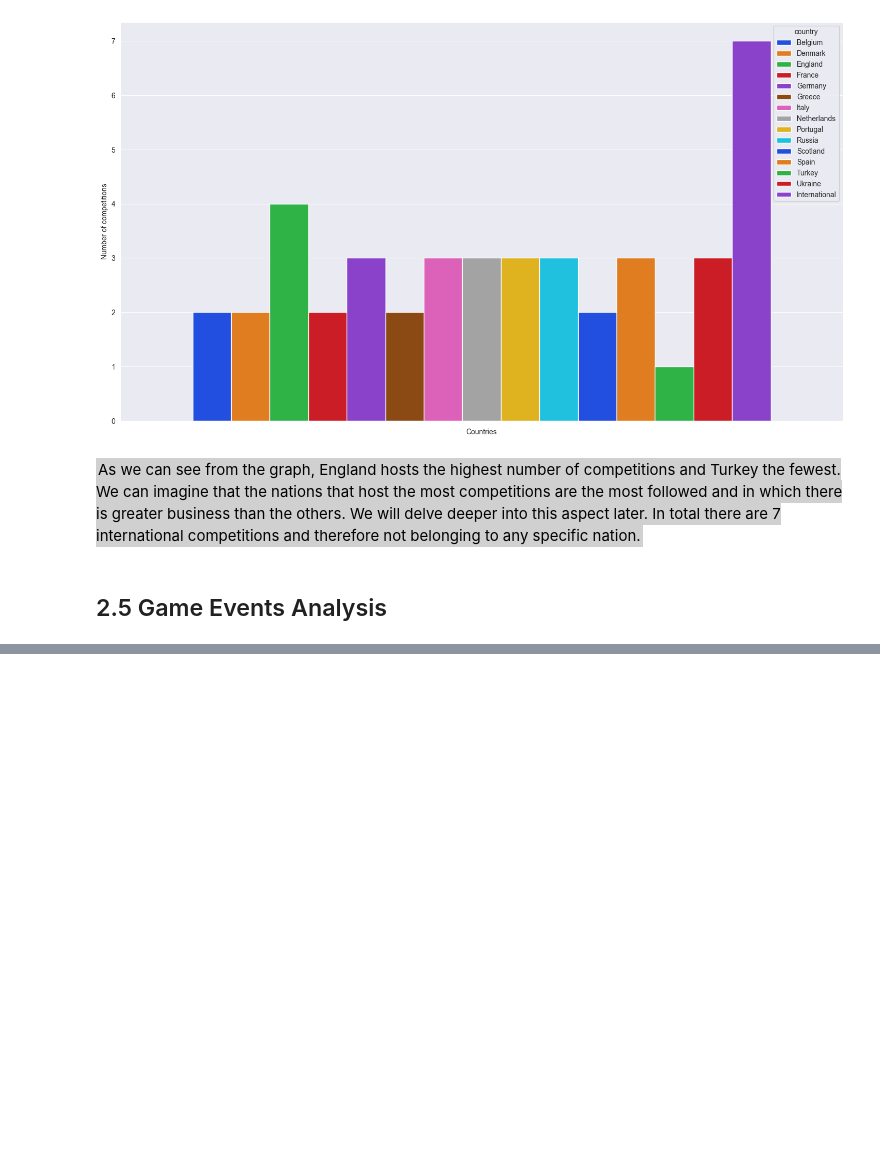
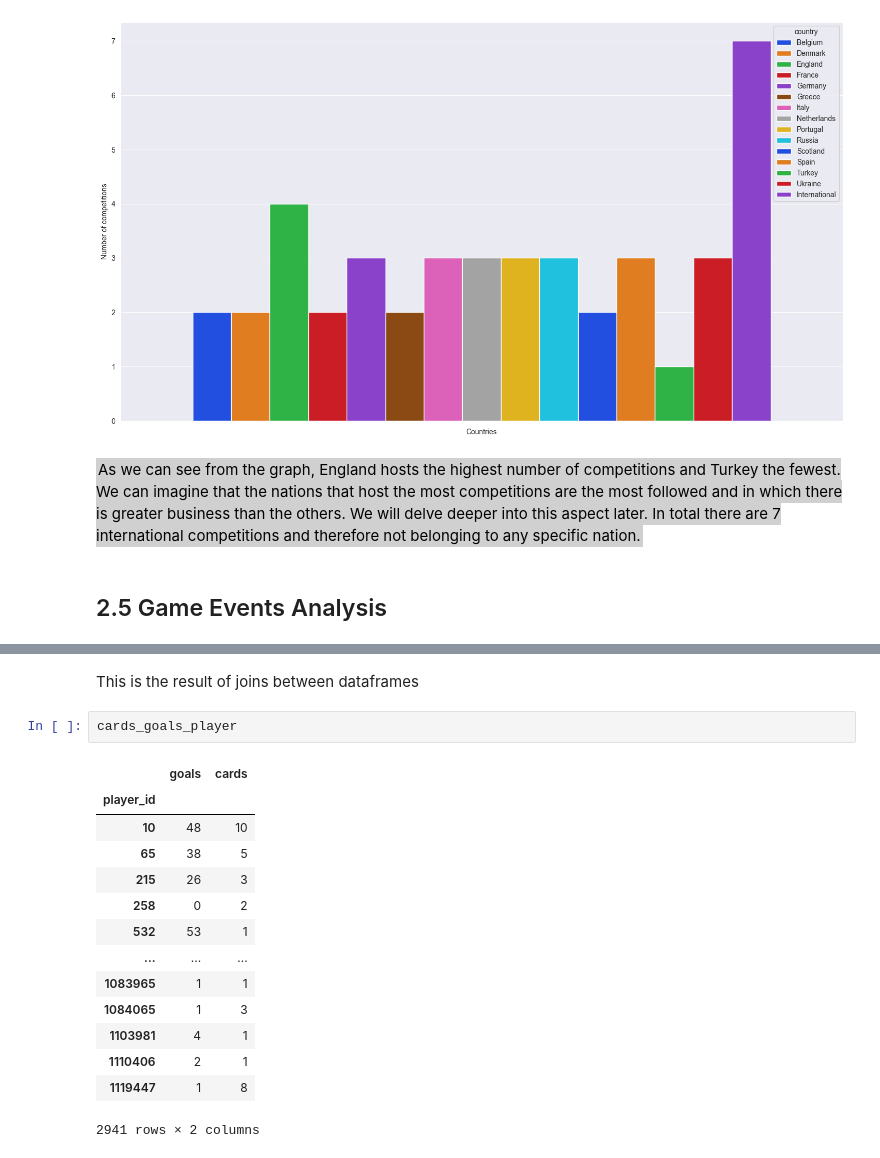
Before and after one commit to ZakAbourida/IUM-TWEB-UniTo, a Jupyter notebook: MainDirectory/Python Part/DataAnalysis.ipynb, the cells around one changed output, grey strips where cells are left out. Saved outputs shown, nothing was run; the diff lists cells and outputs as text; blank space fills up the shorter version.

```diff
--- a/MainDirectory/Python Part/DataAnalysis.ipynb
+++ b/MainDirectory/Python Part/DataAnalysis.ipynb
@@ -1248,0 +1294,19 @@ In total there are 7 international competitions and therefore not belonging to a
+# %% [markdown]
+This is the result of joins between dataframes
+# %%
+cards_goals_player
+# %% [output]
+|  | goals | cards |
+| player_id |  |  |
+| 10 | 48 | 10 |
+| 65 | 38 | 5 |
+| 215 | 26 | 3 |
+| 258 | 0 | 2 |
+| 532 | 53 | 1 |
+| ... | ... | ... |
+| 1083965 | 1 | 1 |
+| 1084065 | 1 | 3 |
+| 1103981 | 4 | 1 |
+| 1110406 | 2 | 1 |
+| 1119447 | 1 | 8 |
+2941 rows × 2 columns
```
Also changed, not shown: parts of 16 cells of this notebook.
